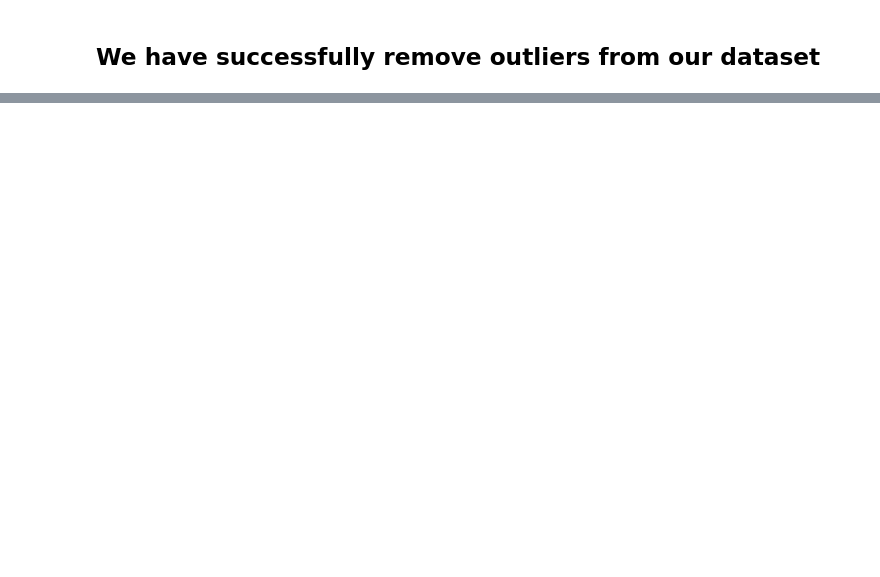
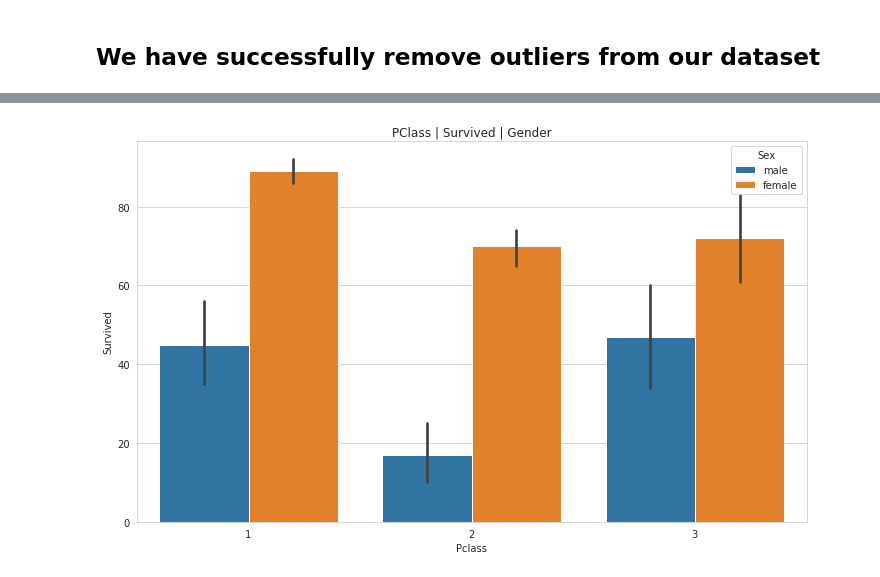
Before and after one commit to Abhishek768/Titanic_Machine_Learning_from_Disaster, a Jupyter notebook: TitanicNotebook.ipynb, the cells around one changed output, grey strips where cells are left out. Saved outputs shown, nothing was run; the diff lists cells and outputs as text; code cells hidden in the pictures; blank space fills up the shorter version.

```diff
--- a/TitanicNotebook.ipynb
+++ b/TitanicNotebook.ipynb
@@ -163,0 +177,6 @@ df.plot(kind='box', figsize=(12,7))
+# %%
+plt.figure(figsize=(12,7));
+sns.barplot(df['Pclass'], df['Survived'], hue=df['Sex'], orient='v', estimator=sum);
+plt.title('PClass | Survived | Gender');
+# %% [output]
+[figure, added]
```
Also changed, not shown: parts of 28 cells of this notebook.
